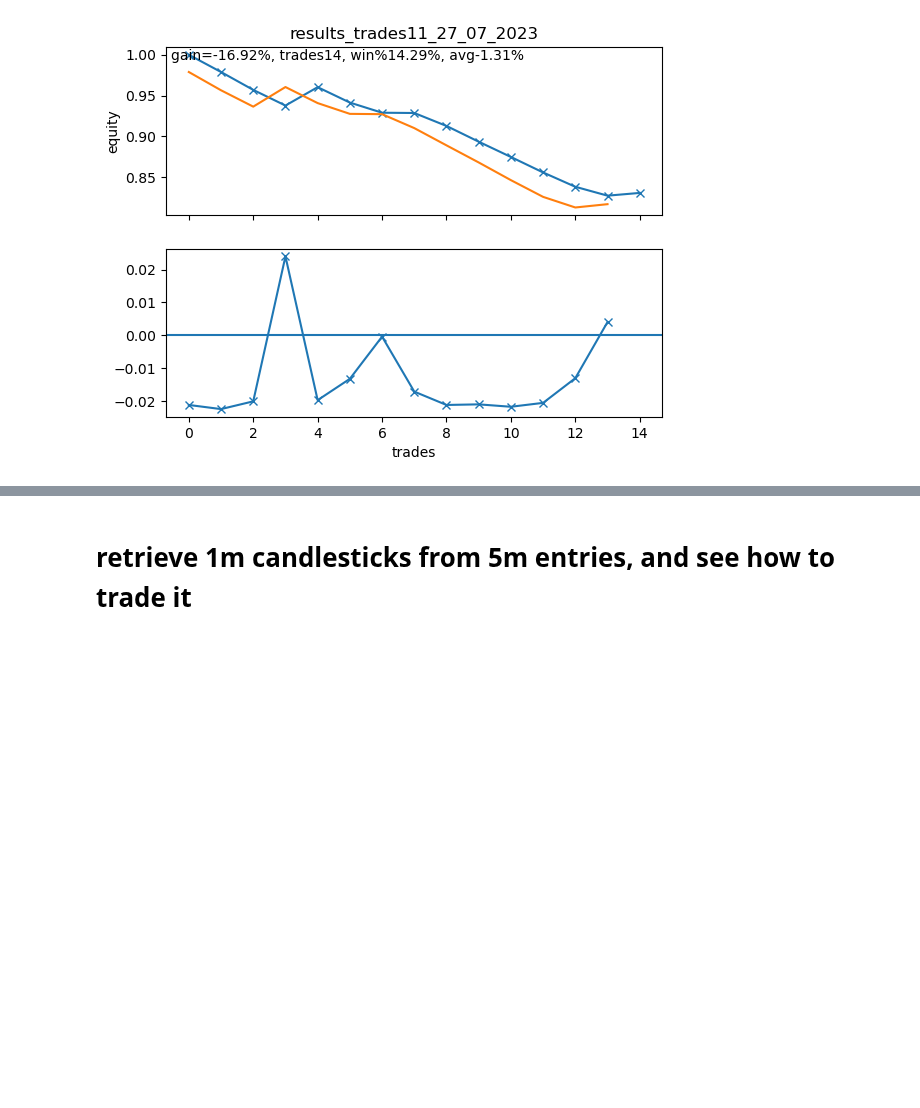
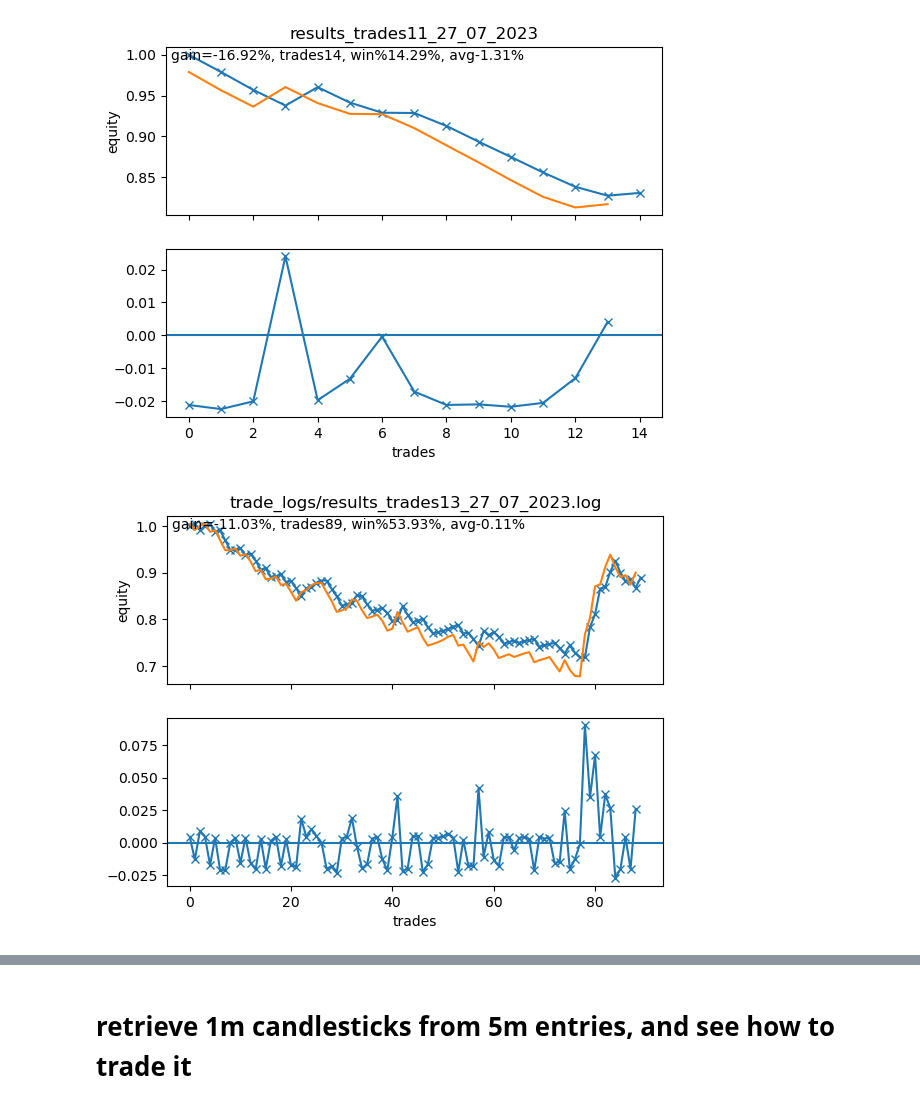
Before and after one commit to alexpvpmindustry/cryptotradr, a Jupyter notebook: 7_1_0read_results.ipynb, the cells around one changed output, grey strips where cells are left out. Cells and saved outputs as stored; diff of their text form; code cells hidden in the pictures; blank space fills up the shorter version.

```diff
--- a/7_1_0read_results.ipynb
+++ b/7_1_0read_results.ipynb
@@ -80,4 +80,10 @@ equity,profits = read_results(file="trade_logs/results_trades11_27_07_2023.log")
 plot_profits(equity,profits,"results_trades11_27_07_2023")
 # %% [output]
 [figure]
+# %%
+file="trade_logs/results_trades13_27_07_2023.log"
+equity,profits = read_results(file=file)
+plot_profits(equity,profits,file)
+# %% [output]
+[figure, added]
 # %%
```
Also changed, not shown: parts of 1 cell of this notebook, 1 other file.
